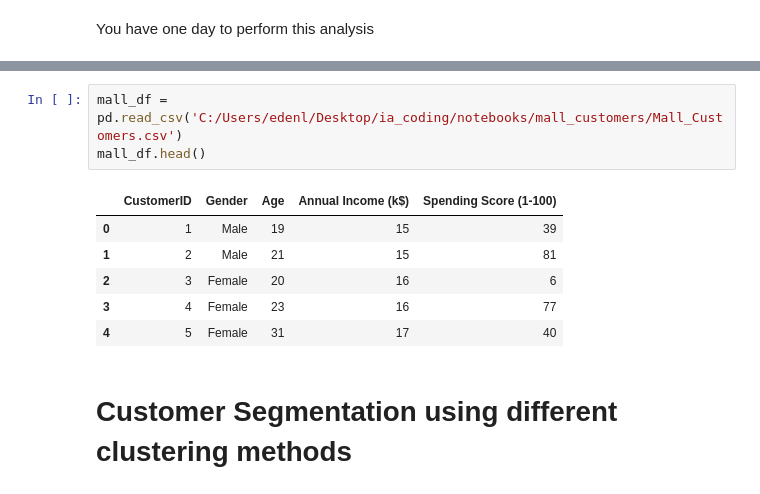
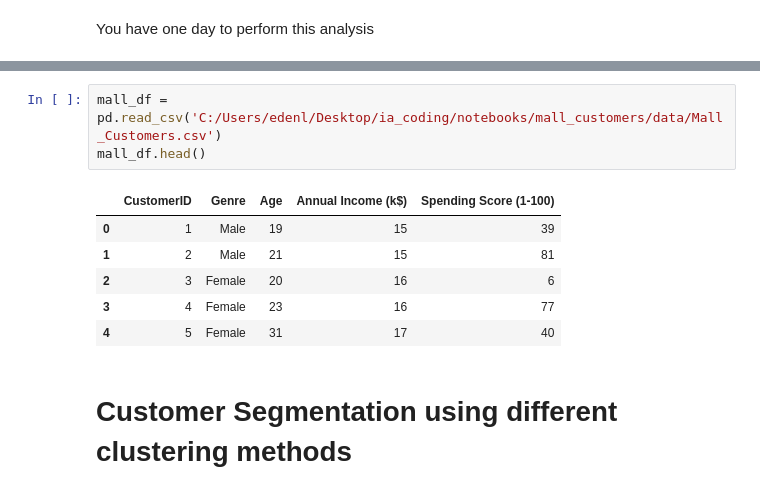
Before and after one commit to Clmntc/Analyse-de-clients-avec-votre-agence-IA, a Jupyter notebook: 02_understand_mall_customers.ipynb, the cells around one changed output, grey strips where cells are left out. Drawn from its saved outputs; the diff is of its cells as text.

```diff
--- a/02_understand_mall_customers.ipynb
+++ b/02_understand_mall_customers.ipynb
@@ -17,8 +30,8 @@ import numpy as np
 # %%
-mall_df = pd.read_csv('C:/Users/edenl/Desktop/ia_coding/notebooks/mall_customers/Mall_Customers.csv')
+mall_df = pd.read_csv('C:/Users/edenl/Desktop/ia_coding/notebooks/mall_customers/data/Mall_Customers.csv')
 mall_df.head()
 # %% [output]
-|  | CustomerID | Gender | Age | Annual Income (k$) | Spending Score (1-100) |
+|  | CustomerID | Genre | Age | Annual Income (k$) | Spending Score (1-100) |
 | 0 | 1 | Male | 19 | 15 | 39 |
 | 1 | 2 | Male | 21 | 15 | 81 |
 | 2 | 3 | Female | 20 | 16 | 6 |
```
Also changed, not shown: parts of 41 cells of this notebook, 4 other files.
